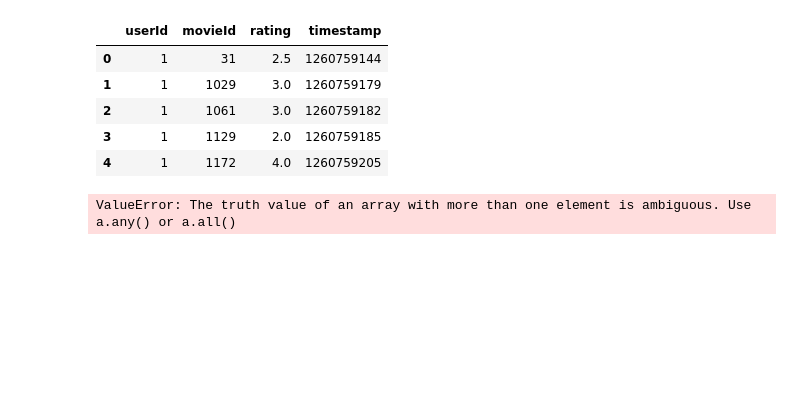
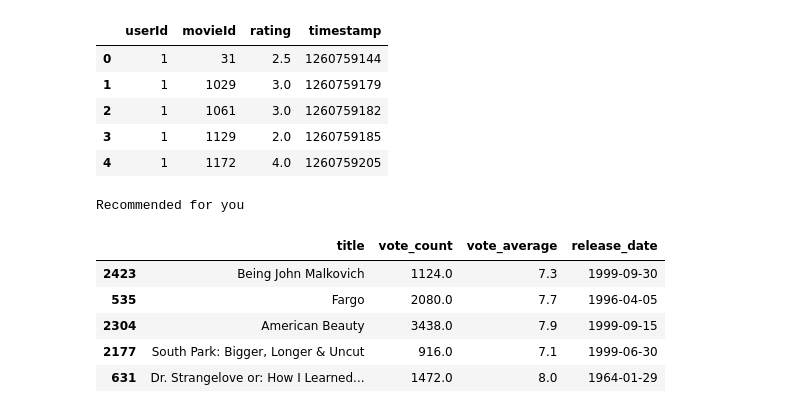
Before and after one commit to chykey1/Recommender-System, a Jupyter notebook: Recommender System V1.ipynb, the cells around one changed output. Cells and saved outputs as stored; diff of their text form; code cells hidden in the pictures; blank space fills up the shorter version.

```diff
--- a/Recommender System V1.ipynb
+++ b/Recommender System V1.ipynb
@@ -472,10 +472,51 @@ Ratings.head()
 | 2 | 1 | 1061 | 3.0 | 1260759182 |
 | 3 | 1 | 1129 | 2.0 | 1260759185 |
 | 4 | 1 | 1172 | 4.0 | 1260759205 |
-# %%
-UserIdx = 10
-
-Temp = UserMovies.copy()
-#Similarities = pairwise_distances(Temp.fillna(0)[UserIdx].values.reshape(-1, 1), metric="cosine")
-# %% [output]
-ValueError: The truth value of an array with more than one element is ambiguous. Use a.any() or a.all()
+# %%
+UserIdx = 10
+Similarities = {}
+UserRatings = {}
+
+Temp = UserMovies.copy()
+
+for User in Temp.columns.values:
+    Sim = UserMovies[(UserMovies[UserIdx].isna() == False) & (UserMovies[User].isna() == False)][[UserIdx, User]].T
+    if Sim.shape[1] > 3:
+        Similarities[User] = pairwise_distances(Sim, metric="cosine")[0][1]
+    else:
+        Similarities[User] = np.nan
+Similarities = pd.DataFrame.from_dict(Similarities, orient='index', columns=["Similarities"]).dropna().sort_values("Similarities", ascending=False)
+
+Users = Similarities.head(10).index.values
+
+#Get all movies not rated by user 4 but rated by at least half of the others
+Temp = Temp[Temp[UserIdx].isna() == True][Users].dropna(thresh=np.floor(len(Users) / 2))
+
+#Get average movies rating for each of these users (all movies)
+for User in Users:
+    UserRatings[User] = UserMovies[User].mean()
+
+#Adjust each users ratings by that users average rating, what to distinguish what "like" actually means for each user
+for User in Users:
+    Temp[User] = Temp[User] - UserRatings[User]
+
+
+#Find averages for each movie
+RecommendedMovies = Temp.mean(axis=1).sort_values(ascending=False).head(5).index.values
+
+
+#Sort movies by how above average they are
+Temp = Data[Data["movieId"].isin(RecommendedMovies)]
+Temp["sorter"] = dict(zip(RecommendedMovies, range(len(RecommendedMovies))))
+
+#Recommend
+print("Recommended for you")
+Temp.sort_values("sorter")[["title", "vote_count", "vote_average", "release_date"]]
+# %% [output]
+Recommended for you
+|  | title | vote_count | vote_average | release_date |
+| 2423 | Being John Malkovich | 1124.0 | 7.3 | 1999-09-30 |
+| 535 | Fargo | 2080.0 | 7.7 | 1996-04-05 |
+| 2304 | American Beauty | 3438.0 | 7.9 | 1999-09-15 |
+| 2177 | South Park: Bigger, Longer & Uncut | 916.0 | 7.1 | 1999-06-30 |
+| 631 | Dr. Strangelove or: How I Learned... | 1472.0 | 8.0 | 1964-01-29 |
```
Also changed, not shown: parts of 8 cells of this notebook.
